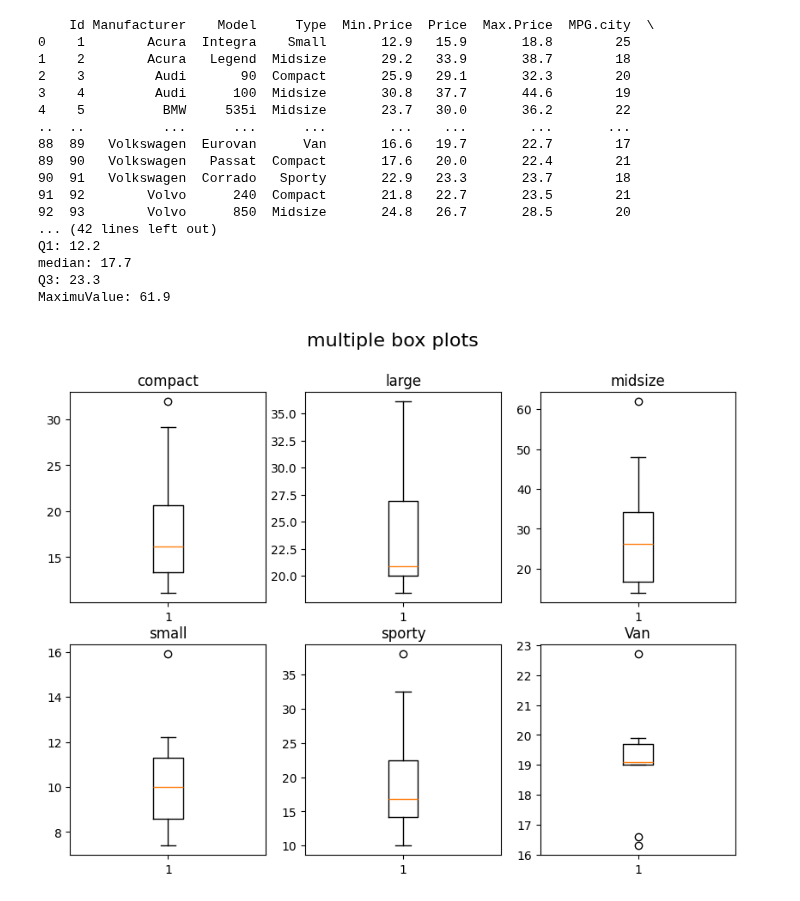
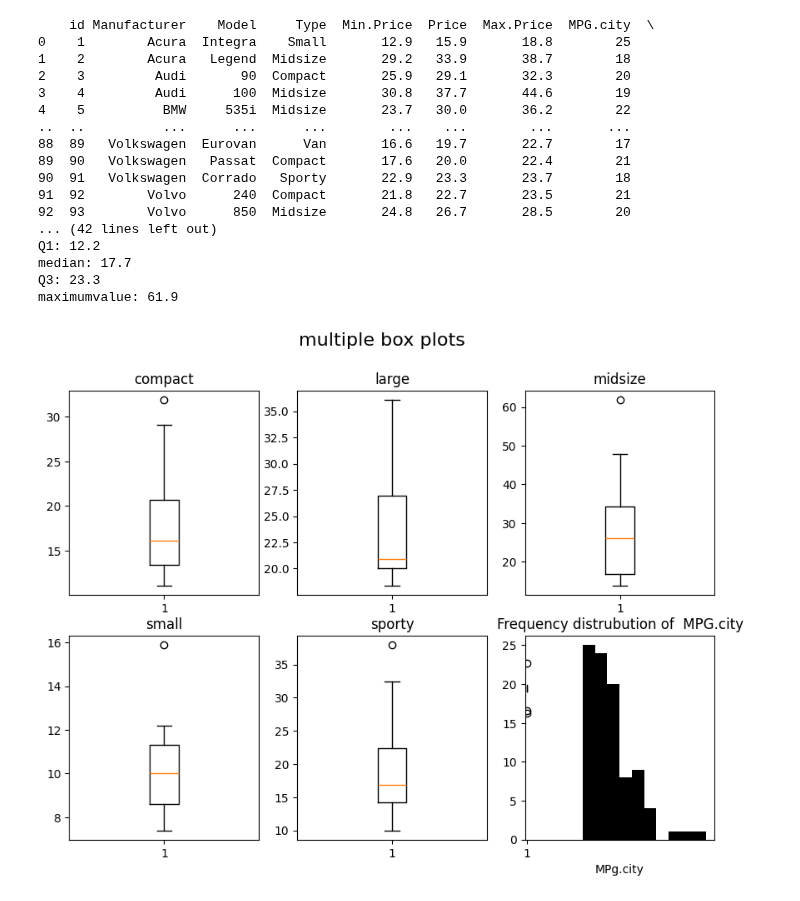
Before and after one commit to deekshitha29082006/WPT, a Jupyter notebook: exp6.ipynb, the cells around one changed output. Saved outputs shown, nothing was run; the diff lists cells and outputs as text; code cells hidden in the pictures.

```diff
--- a/exp6.ipynb
+++ b/exp6.ipynb
@@ -5,7 +5,7 @@ import pandas as pd
 import matplotlib.pyplot as plt
 import matplotlib.cm as cm
 import numpy as np
-cars_df =pd.read_csv('/content/Cars93 (2).csv')
+cars_df=pd.read_csv('Cars93.csv')
 print(cars_df)
 fig,ax=plt.subplots(2,3)
 fig.set_figwidth(10)
@@ -22,41 +22,45 @@ ax[1][0].set_title('small')
 ax[1][1].boxplot(cars_df["Price"][cars_df["Type"]=="Sporty"])
 ax[1][1].set_title('sporty')
 ax[1][2].boxplot(cars_df["Price"][cars_df["Type"]=="Van"])
-ax[1][2].set_title('Van')
 min_value=np.min(cars_df['Price'])
 q1=np.percentile(cars_df['Price'],25)
 median=np.median(cars_df['Price'])
 q3=np.percentile(cars_df['Price'],75)
 max_value=np.max(cars_df['Price'])
-print('MinimumValue:',min_value)
+print('minimumvalue:',min_value)
 print('Q1:',q1)
 print('median:',median)
 print('Q3:',q3)
-print('MaximuValue:',max_value)
+print('maximumvalue:',max_value)
+plt.hist(cars_df['MPG.city'],color='black')
+plt.xlabel('MPg.city')
+plt.title('Frequency distrubution of  MPG.city')
+plt.show()
 ax=cars_df.plot(["Weight"],["MPG.city"],kind="scatter",color="black")
 ax.set_xlabel("Weight")
 ax.set_ylabel("MPG.city")
-ax.set_title("WeightvsMPG.city",fontsize=16)
-plt.xlabel('Enginsize')
+ax.set_title("Weight vs MPG.city",fontsize=16)
+plt.plot(cars_df['EngineSize'],cars_df['Horsepower'])
+plt.xlabel('EngineSize')
 plt.ylabel('Horsepower')
-plt.title('LinecharttoobservetheVariationsi"Enginesize"agains"horsepower"')
+plt.title('LinecharttoobservetheVariationsin"EngineSize"against"Horsepower"')
 plt.show()
 # %% [output]
-    Id Manufacturer    Model     Type  Min.Price  Price  Max.Price  MPG.city  \
+    id Manufacturer    Model     Type  Min.Price  Price  Max.Price  MPG.city  \
 0    1        Acura  Integra    Small       12.9   15.9       18.8        25
 1    2        Acura   Legend  Midsize       29.2   33.9       38.7        18
 2    3         Audi       90  Compact       25.9   29.1       32.3        20
 3    4         Audi      100  Midsize       30.8   37.7       44.6        19
 4    5          BMW     535i  Midsize       23.7   30.0       36.2        22
 ..  ..          ...      ...      ...        ...    ...        ...       ...
 88  89   Volkswagen  Eurovan      Van       16.6   19.7       22.7        17
 89  90   Volkswagen   Passat  Compact       17.6   20.0       22.4        21
 90  91   Volkswagen  Corrado   Sporty       22.9   23.3       23.7        18
 91  92        Volvo      240  Compact       21.8   22.7       23.5        21
 92  93        Volvo      850  Midsize       24.8   26.7       28.5        20
 ... (42 lines left out)
 Q1: 12.2
 median: 17.7
 Q3: 23.3
-MaximuValue: 61.9
+maximumvalue: 61.9
-[figure, old version]
+[figure, new version]
```
Also changed, not shown: parts of 2 cells of this notebook.
